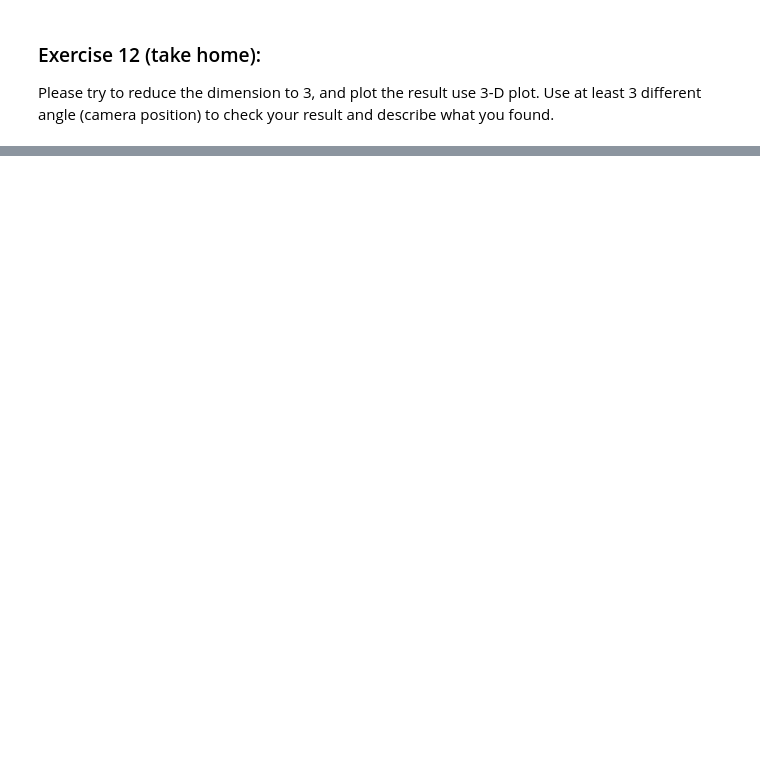
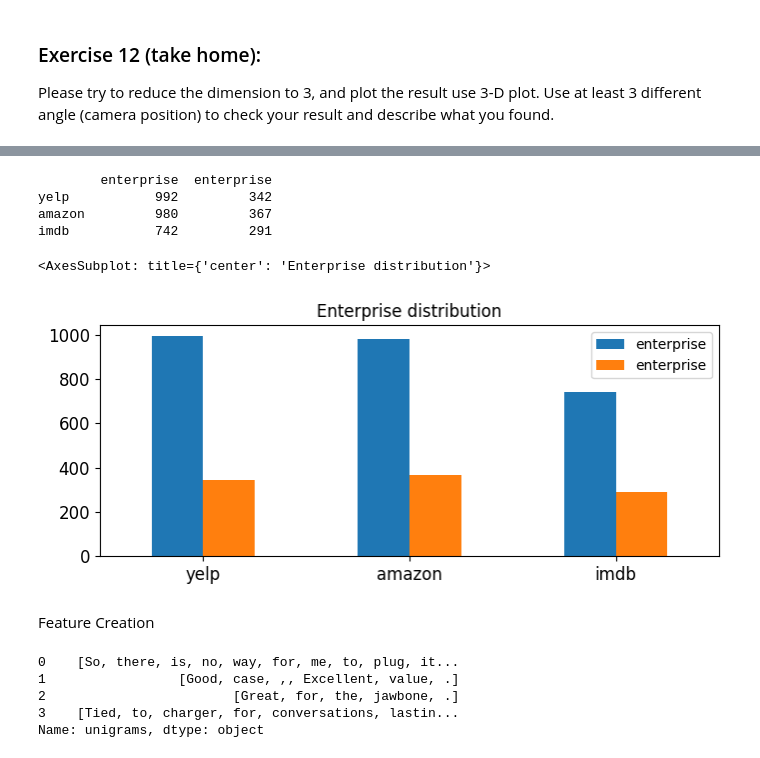
Before and after one commit to y880916c/DM2022-Lab1-Master, a Jupyter notebook: DM2022-Lab1-Homework.ipynb, the cells around one changed output, grey strips where cells are left out. Cells and saved outputs as stored; diff of their text form; code cells hidden in the pictures; blank space fills up the shorter version.

```diff
--- a/DM2022-Lab1-Homework.ipynb
+++ b/DM2022-Lab1-Homework.ipynb
@@ -224,0 +542,28 @@ plt.show()
+# %%
+a=[A.enterprise.value_counts()]
+b=[A_sample.enterprise.value_counts()]
+d1=pd.DataFrame(a)
+d2=pd.DataFrame(b)
+d3=pd.concat([d1,d2], ignore_index=False)
+d3=d3.T
+print(d3)
+d3.plot(kind='bar',title = 'Enterprise distribution',rot = 0, fontsize = 12, figsize = (8,3))
+# %% [output]
+        enterprise  enterprise
+yelp           992         342
+amazon         980         367
+imdb           742         291
+<AxesSubplot: title={'center': 'Enterprise distribution'}>
+[figure, added]
+# %% [markdown]
+ Feature Creation
+# %%
+# takes a like a minute or two to process
+A['unigrams'] = A['text'].apply(lambda x: dmh.tokenize_text(x))
+A[0:4]["unigrams"]
+# %% [output]
+0    [So, there, is, no, way, for, me, to, plug, it...
+1                 [Good, case, ,, Excellent, value, .]
+2                        [Great, for, the, jawbone, .]
+3    [Tied, to, charger, for, conversations, lastin...
+Name: unigrams, dtype: object
```
Also changed, not shown: parts of 81 cells of this notebook, 6 other files.
